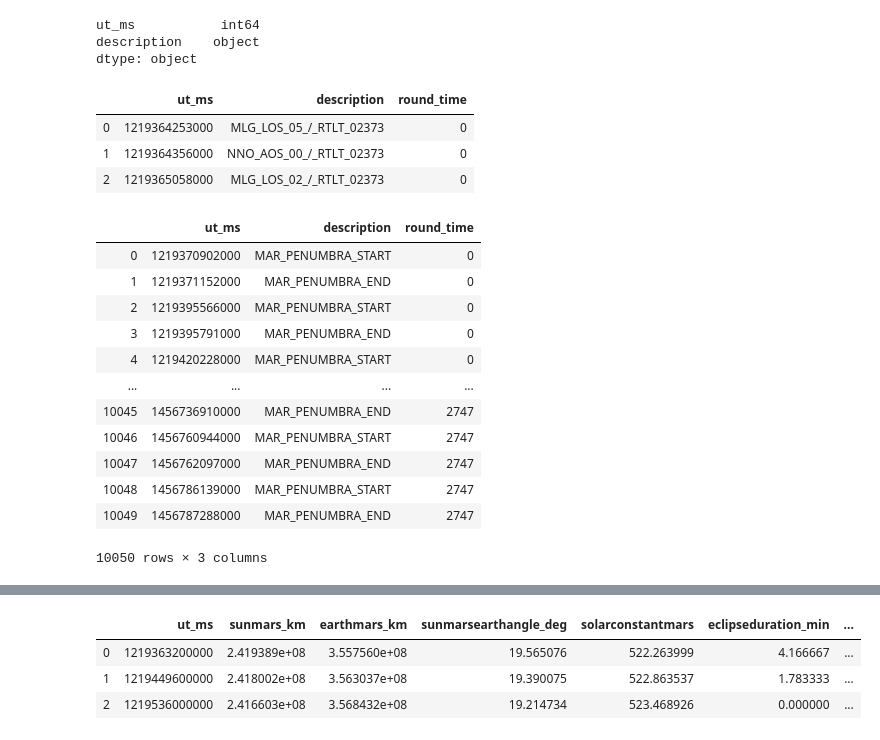
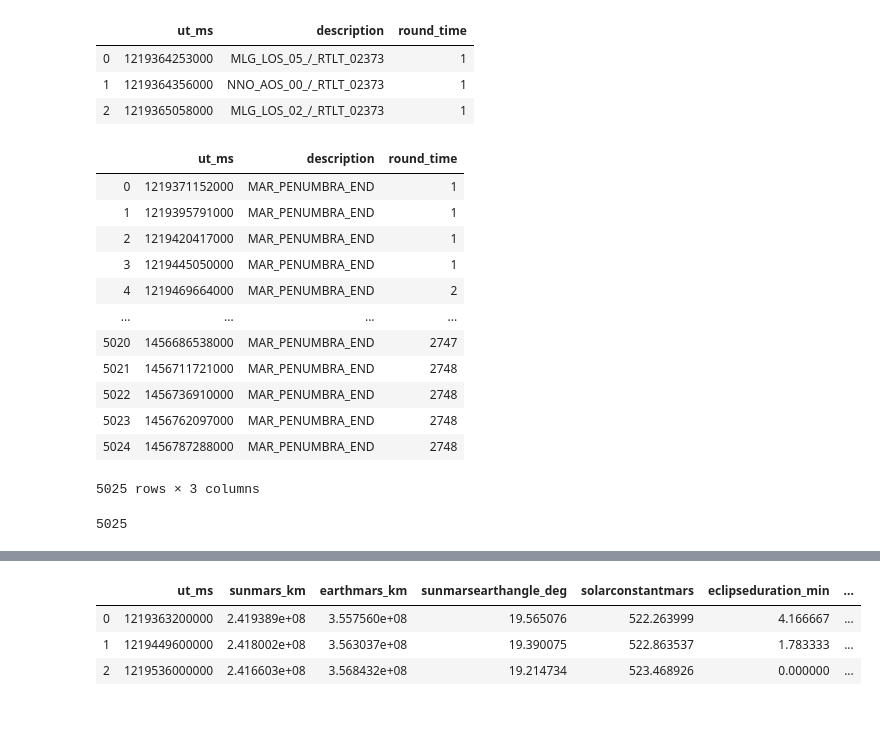
Before and after one commit to baoxingwang/Project_one_Group4, a Jupyter notebook: ipnb files/Mars_project.ipynb, the cells around one changed output, grey strips where cells are left out. Saved outputs shown, nothing was run; the diff lists cells and outputs as text; code cells hidden in the pictures.

```diff
--- a/ipnb files/Mars_project.ipynb
+++ b/ipnb files/Mars_project.ipynb
@@ -71,10 +66,4 @@ event_full_df
 
 import math
 def round_down(x):
-    return int (math.floor(x - 1219363200000	)/1000/60/60/24)
+    return int (math.floor(x - 1219363200000	)/1000/60/60/24+1)
-# %%
-event_full_df.dtypes
-# %% [output]
-ut_ms           int64
-description    object
-dtype: object
@@ -85,75 +76,79 @@ event_full_df['round_time'] = round_event
 event_full_df.head(3)
 # %% [output]
 |  | ut_ms | description | round_time |
-| 0 | 1219364253000 | MLG_LOS_05_/_RTLT_02373 | 0 |
-| 1 | 1219364356000 | NNO_AOS_00_/_RTLT_02373 | 0 |
-| 2 | 1219365058000 | MLG_LOS_02_/_RTLT_02373 | 0 |
+| 0 | 1219364253000 | MLG_LOS_05_/_RTLT_02373 | 1 |
+| 1 | 1219364356000 | NNO_AOS_00_/_RTLT_02373 | 1 |
+| 2 | 1219365058000 | MLG_LOS_02_/_RTLT_02373 | 1 |
 # %%
 #pick up the eclipse events
 
 ut_ms_list = []
 desc_list = []
 round_list = []
 
 
 next (event_full_df.iterrows())
 for index, row in event_full_df.iterrows():
-    if (row['description']== "MAR_PENUMBRA_START" ):
-        ut_ms_list.append (row['ut_ms'])
-        desc_list.append (row['description'])
-        round_list.append (row['round_time'])
-#         print (index,row['ut_ms'],row['description'] )
+#     if (row['description']== "MAR_PENUMBRA_START" ):
+#         ut_ms_list.append (row['ut_ms'])
+#         desc_list.append (row['description'])
+#         round_list.append (row['round_time'])
+# #         print (index,row['ut_ms'],row['description'] )
     if (row['description'] == "MAR_PENUMBRA_END"):
         ut_ms_list.append (row['ut_ms'])
         desc_list.append (row['description'])
         round_list.append (row['round_time'])
 #         print (index,row['ut_ms'],row['description'] )
 
 
 event_filter_dict = {'ut_ms': ut_ms_list,
                    'description': desc_list,
                    'round_time': round_list
 
 }
 
 event_filter_df = pd.DataFrame(event_filter_dict)
 
 event_filter_df
 
 
 # output_data_file = "../mars_data_raw/event_filter.csv"
 
 # event_filter_df.to_csv(output_data_file)
 # %% [output]
 |  | ut_ms | description | round_time |
-| 0 | 1219370902000 | MAR_PENUMBRA_START | 0 |
-| 1 | 1219371152000 | MAR_PENUMBRA_END | 0 |
-| 2 | 1219395566000 | MAR_PENUMBRA_START | 0 |
-| 3 | 1219395791000 | MAR_PENUMBRA_END | 0 |
-| 4 | 1219420228000 | MAR_PENUMBRA_START | 0 |
+| 0 | 1219371152000 | MAR_PENUMBRA_END | 1 |
+| 1 | 1219395791000 | MAR_PENUMBRA_END | 1 |
+| 2 | 1219420417000 | MAR_PENUMBRA_END | 1 |
+| 3 | 1219445050000 | MAR_PENUMBRA_END | 1 |
+| 4 | 1219469664000 | MAR_PENUMBRA_END | 2 |
 | ... | ... | ... | ... |
-| 10045 | 1456736910000 | MAR_PENUMBRA_END | 2747 |
-| 10046 | 1456760944000 | MAR_PENUMBRA_START | 2747 |
-| 10047 | 1456762097000 | MAR_PENUMBRA_END | 2747 |
-| 10048 | 1456786139000 | MAR_PENUMBRA_START | 2747 |
-| 10049 | 1456787288000 | MAR_PENUMBRA_END | 2747 |
+| 5020 | 1456686538000 | MAR_PENUMBRA_END | 2747 |
+| 5021 | 1456711721000 | MAR_PENUMBRA_END | 2748 |
+| 5022 | 1456736910000 | MAR_PENUMBRA_END | 2748 |
+| 5023 | 1456762097000 | MAR_PENUMBRA_END | 2748 |
+| 5024 | 1456787288000 | MAR_PENUMBRA_END | 2748 |
-10050 rows × 3 columns
+5025 rows × 3 columns
 # %%
 # find the duration of each eclipse
-# time_start = 0
-# time_end = 0
-# duration = []
+time_start = 0
+time_end = 0
+duration = []
 
-# next (event_full_df.iterrows())
-# for index, row in event_full_df.iterrows():
-#     if (row['description']== "MAR_PENUMBRA_START" ):
-#         time_start = row['ut_ms']
-# #       print (index,row['ut_ms'],row['description'] )
-#     if (row['description'] == "MAR_PENUMBRA_END"):
-#         time_end = row['ut_ms']
-# #         print (index,row['ut_ms'],row['description'] )
+next (event_full_df.iterrows())
+for index, row in event_full_df.iterrows():
+    if (row['description']== "MAR_PENUMBRA_START" ):
+        time_start = row['ut_ms']
+#       print (index,row['ut_ms'],row['description'] )
+    if (row['description'] == "MAR_PENUMBRA_END"):
+        time_end = row['ut_ms']
+#         print (index,row['ut_ms'],row['description'] )
 
-#         duration.append((time_end - time_start)/60/1000)
+        duration.append((time_end - time_start)/60/1000)
 
-# # for i in duration:
-# #     print(i)
+# for i in duration:
+#     print(i)
+
+len(duration)
+# %% [output]
+5025
```
Also changed, not shown: parts of 19 cells of this notebook, 3 other files.
